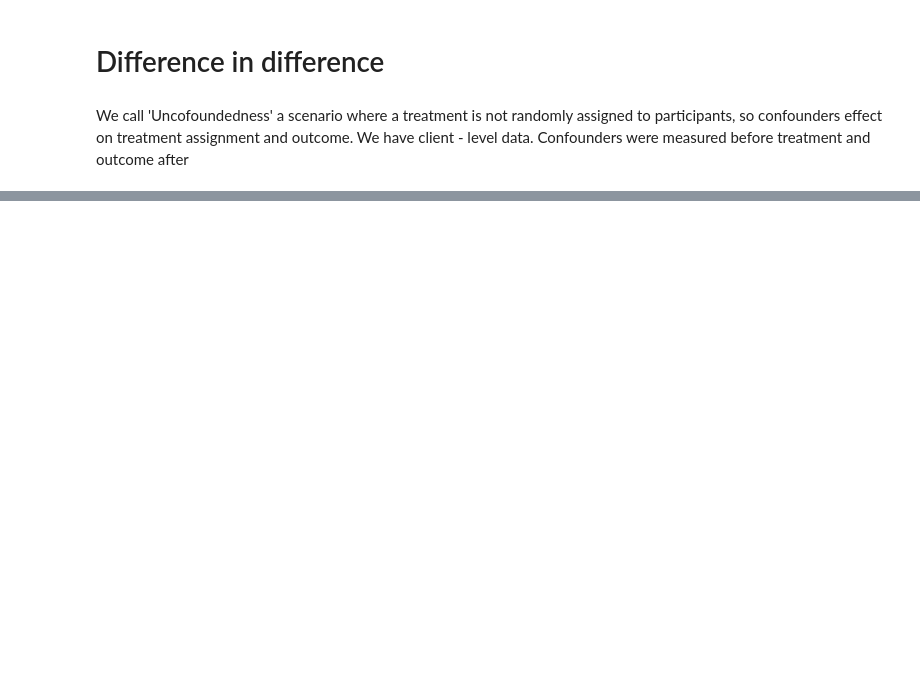
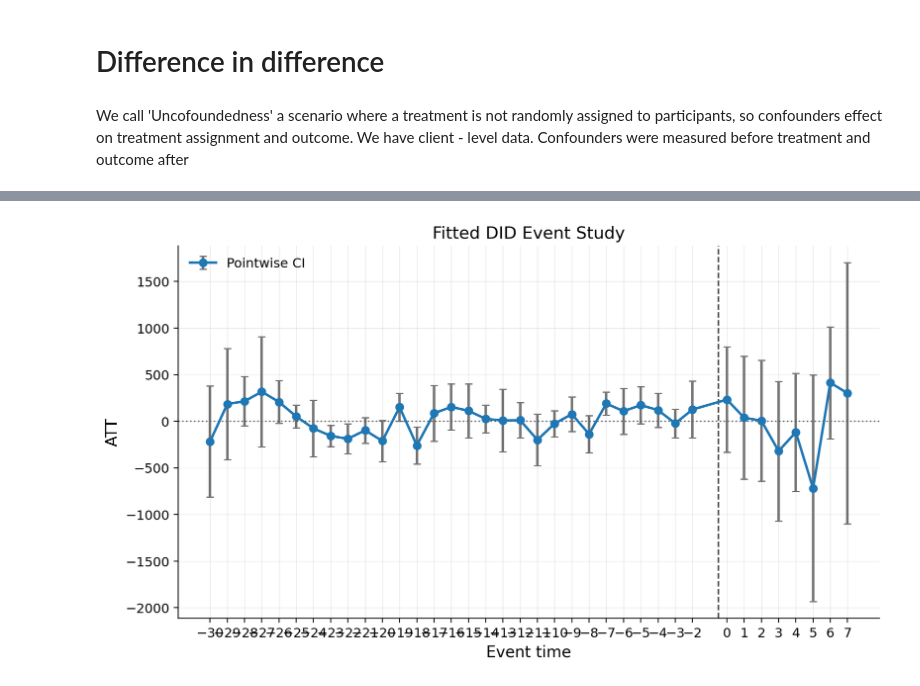
Before and after one commit to IoannMartynov/Causalis, a Jupyter notebook: notebooks/scenarios/did.ipynb, the cells around one changed output, grey strips where cells are left out. Saved outputs shown, nothing was run; the diff lists cells and outputs as text; code cells hidden in the pictures; blank space fills up the shorter version.

```diff
--- a/notebooks/scenarios/did.ipynb
+++ b/notebooks/scenarios/did.ipynb
@@ -54,0 +157,11 @@ ValueError: SantAnnaZhaoDID implements the Sant'Anna-Zhao improved panel DR DiD
+# %%
+model = CallawaySantAnnaDID(
+    alpha=0.05,
+    min_treated_per_cell=4,
+    min_control_per_cell=10,
+    min_control_ess=5.0,
+    max_propensity_clip_share=0.10,
+    max_condition_number=1e12,
+    **cs_options,
+).fit(panel_data)
+estimate = model.estimate()
@@ -54,0 +298,4 @@ ValueError: SantAnnaZhaoDID implements the Sant'Anna-Zhao improved panel DR DiD
+# %%
+plot_did_post_inference_event_study(estimate)
+# %% [output]
+[figure, added]
```
Also changed, not shown: parts of 20 cells of this notebook, 23 other files.
